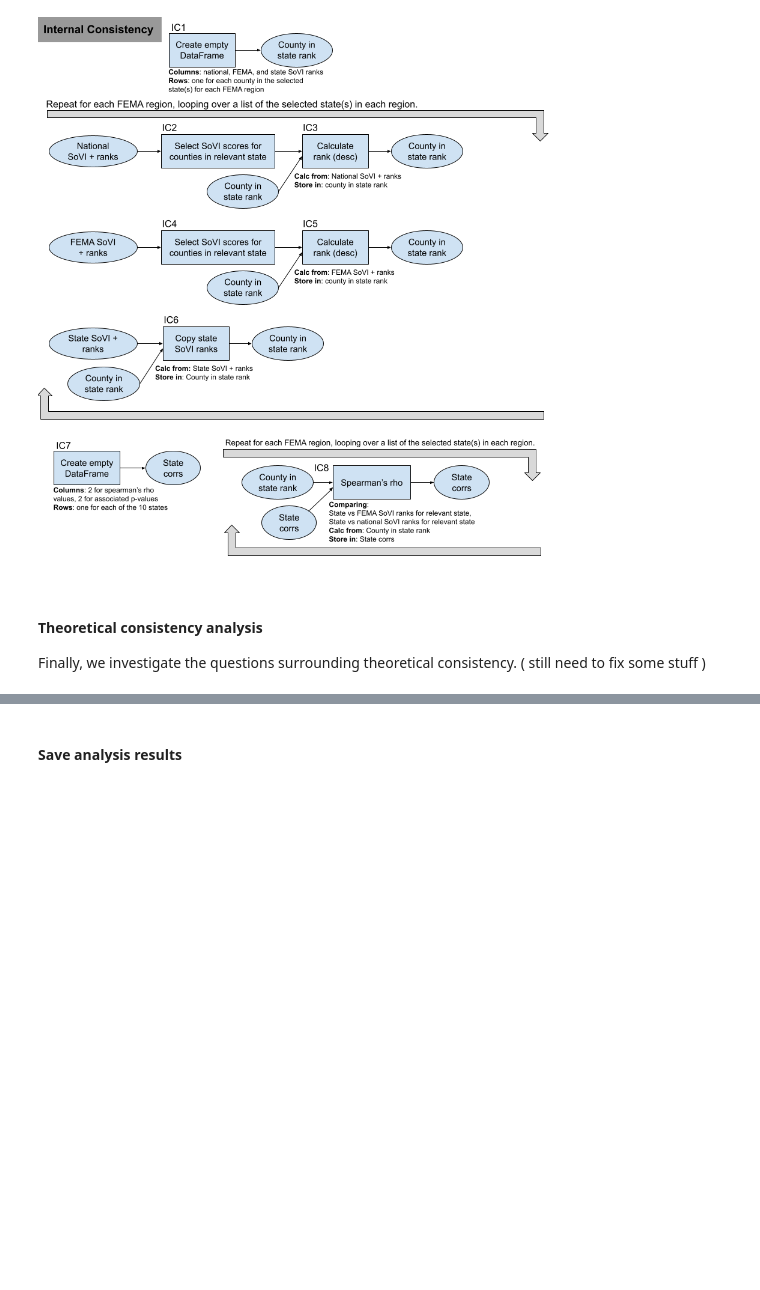
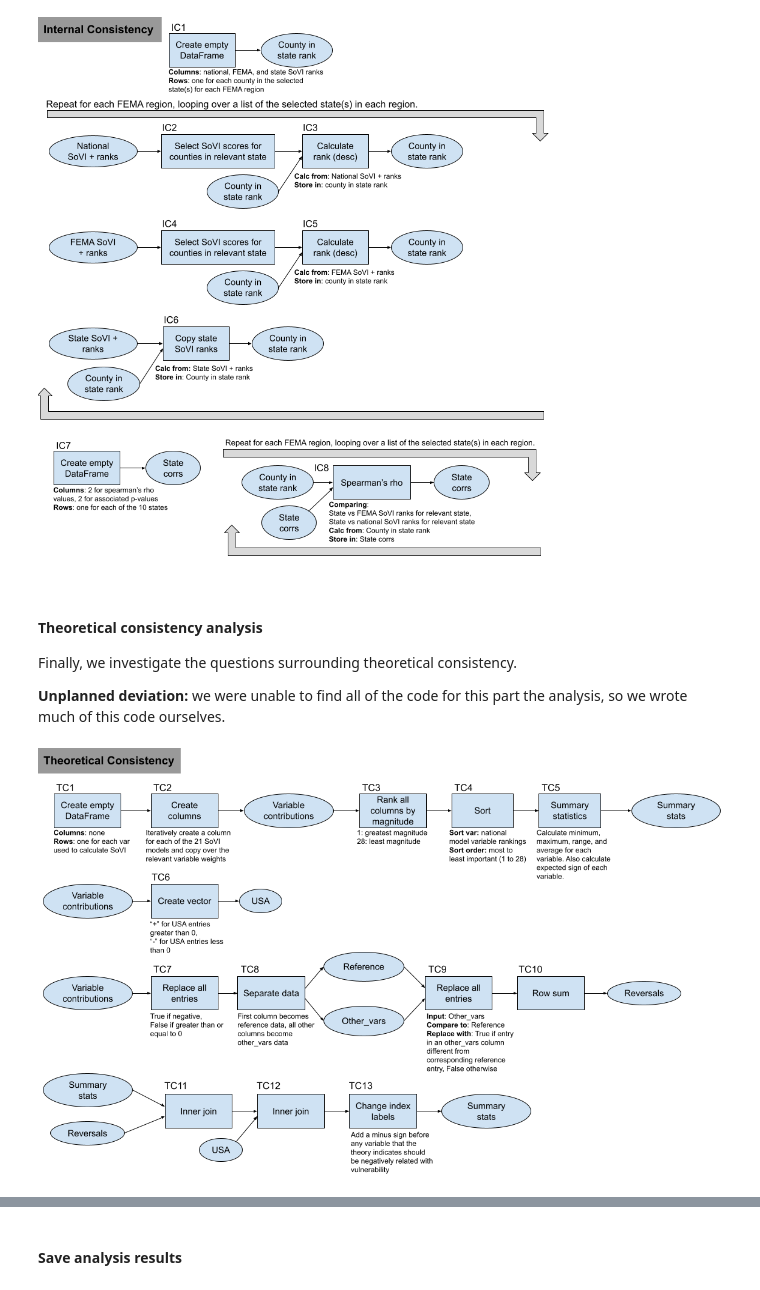
Before and after one commit to HEGSRR/RPl-Spielman-2020, a Jupyter notebook: procedure/code/reproduction/reproduction_report.ipynb, the cells around one changed output, grey strips where cells are left out. Saved outputs shown, nothing was run; the diff lists cells and outputs as text; code cells hidden in the pictures; blank space fills up the shorter version.

Commit message:
cleaning files out, adding metadata

```diff
--- a/procedure/code/reproduction/reproduction_report.ipynb
+++ b/procedure/code/reproduction/reproduction_report.ipynb
@@ -105,7 +105,9 @@ path = {
     "ddpriv": here("data", "derived", "private"),
     "rfig": here("results", "figures"),
     "roth": here("results", "other"),
-    "rtab": here("results", "tables")
+    "rtab": here("results", "tables"),
+    "og_out": here("data", "raw", "public", "spielman", "output"),
+    "dmet": here("data", "metadata")
 }
 # %% [markdown]
 ### Data and variables
@@ -1194,5 +1272,10 @@ for st in stateList:
 #### Theoretical consistency analysis
 
 Finally, we investigate the questions surrounding theoretical consistency.
-( still need to fix some stuff )
+
+**Unplanned deviation:** we were unable to find all of the code for this part the analysis, so we wrote much of this code ourselves.
+# %%
+display.Image(here(path["rfig"], "workflow_theoretical_consistency.png"))
+# %% [output]
+[figure, added]
 # %%
```
Also changed, not shown: parts of 57 cells of this notebook, 33 other files.
